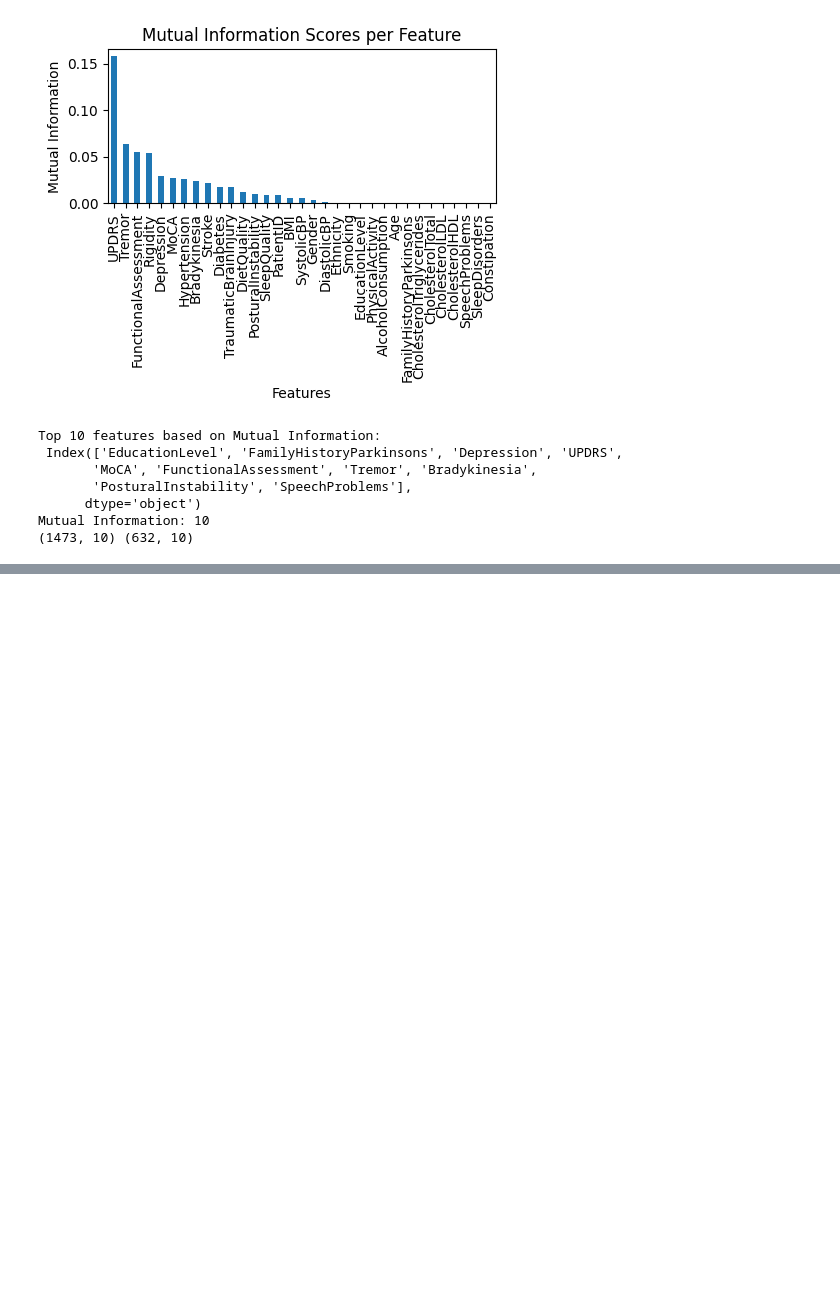
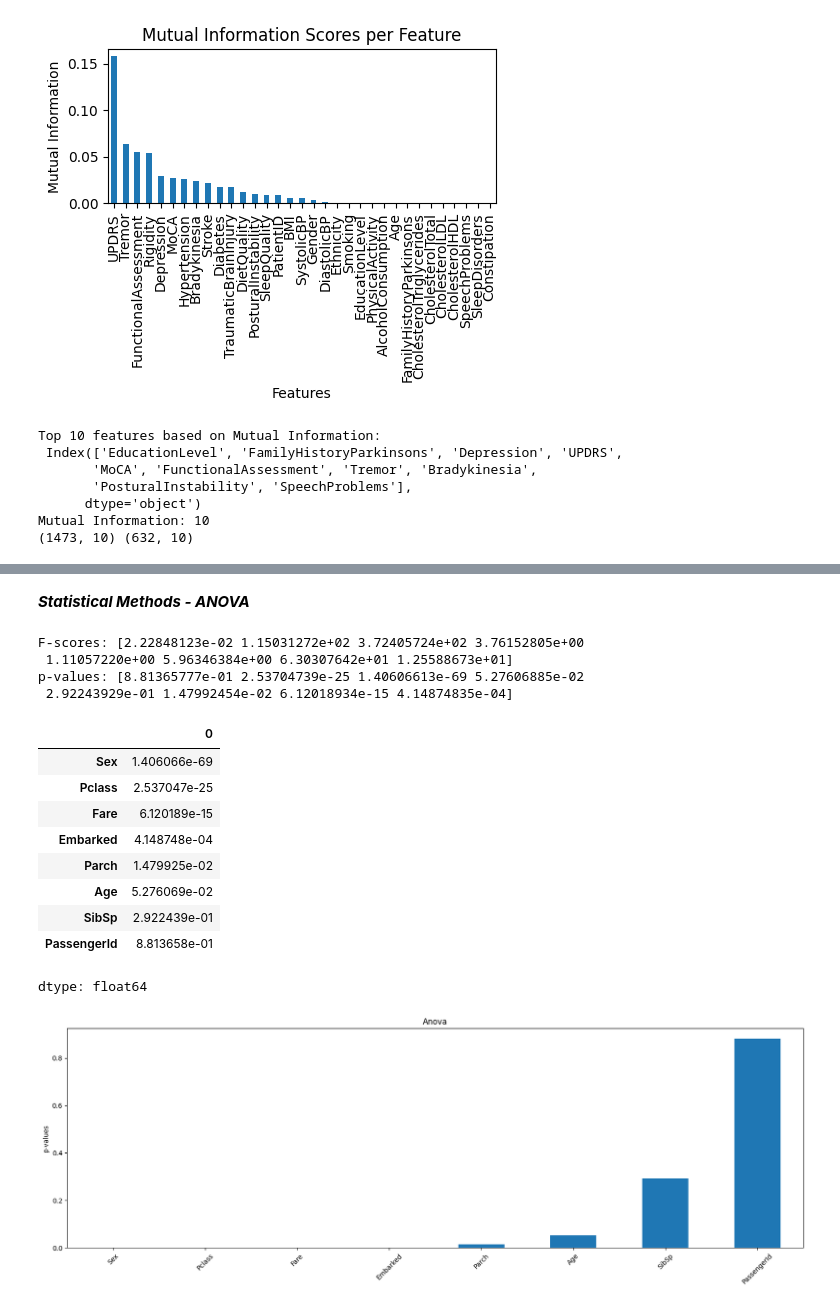
Before and after one commit to vedith12/ML-tasks, a Jupyter notebook: ML_basics.ipynb, the cells around one changed output, grey strips where cells are left out. Drawn from its saved outputs; the diff is of its cells as text; code cells hidden in the pictures; blank space fills up the shorter version.

```diff
--- a/ML_basics.ipynb
+++ b/ML_basics.ipynb
@@ -944,0 +1138,6 @@ New shapes after feature selection: (15117, 10) (6480, 10)
+# %%
+selected_features = mi[mi > 0.0001].index.tolist()
+print(f"Number of Selected Features: {len(selected_features)}")
+print(f"Selected Features: {(selected_features)}")
+X = X[selected_features]
+print(X)
@@ -944,0 +1192,29 @@ New shapes after feature selection: (15117, 10) (6480, 10)
+# %% [markdown]
+***Statistical Methods - ANOVA***
+# %%
+from sklearn.feature_selection import f_classif
+f_score, p_value = f_classif(X, y)
+print("F-scores:", f_score)
+print("p-values:", p_value)
+p_values = pd.Series(p_value)
+p_values.index = X.columns
+p_values.sort_values(ascending=True).plot.bar(figsize=(20, 6), rot=45)
+plt.ylabel("p-values")
+plt.title("Anova")
+p_values.sort_values(ascending=True)
+# %% [output]
+F-scores: [2.22848123e-02 1.15031272e+02 3.72405724e+02 3.76152805e+00
+ 1.11057220e+00 5.96346384e+00 6.30307642e+01 1.25588673e+01]
+p-values: [8.81365777e-01 2.53704739e-25 1.40606613e-69 5.27606885e-02
+ 2.92243929e-01 1.47992454e-02 6.12018934e-15 4.14874835e-04]
+|  | 0 |
+| Sex | 1.406066e-69 |
+| Pclass | 2.537047e-25 |
+| Fare | 6.120189e-15 |
+| Embarked | 4.148748e-04 |
+| Parch | 1.479925e-02 |
+| Age | 5.276069e-02 |
+| SibSp | 2.922439e-01 |
+| PassengerId | 8.813658e-01 |
+dtype: float64
+[figure, added]
```
Also changed, not shown: parts of 31 cells of this notebook.
